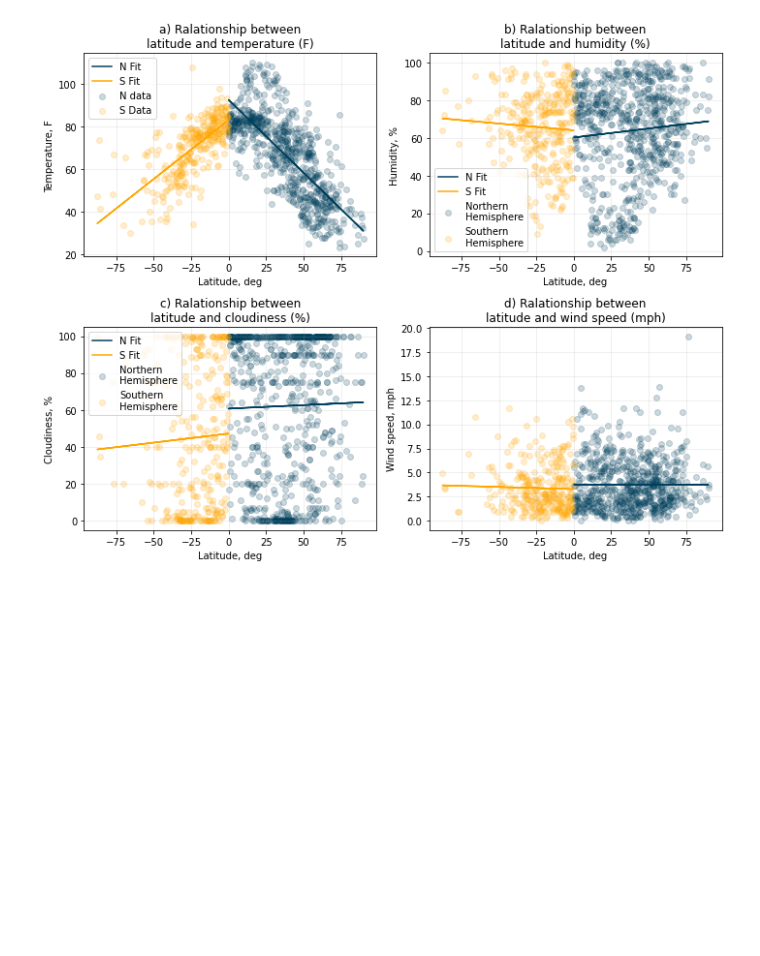
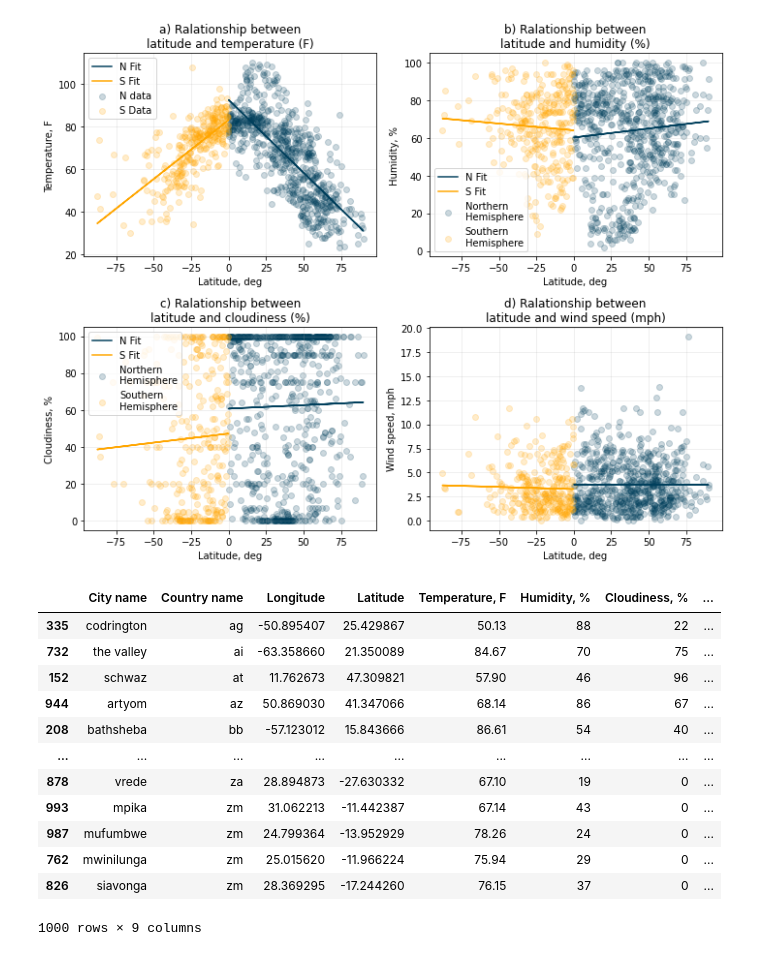
Before and after one commit to i-am-phoenix/python-api-challenge, a Jupyter notebook: WeatherPy/WeatherPy.ipynb, the cells around one changed output. Saved outputs shown, nothing was run; the diff lists cells and outputs as text; code cells hidden in the pictures; blank space fills up the shorter version.

```diff
--- a/WeatherPy/WeatherPy.ipynb
+++ b/WeatherPy/WeatherPy.ipynb
@@ -393,6 +393,21 @@ plt.tight_layout()
 # %%
 # Write content of city_data data frame into a CSV file
 city_data.to_csv("city_data.csv", index = False)
+city_data_sorted
+# %% [output]
+|  | City name | Country name | Longitude | Latitude | Temperature, F | Humidity, % | Cloudiness, % | ... |
+| 335 | codrington | ag | -50.895407 | 25.429867 | 50.13 | 88 | 22 | ... |
+| 732 | the valley | ai | -63.358660 | 21.350089 | 84.67 | 70 | 75 | ... |
+| 152 | schwaz | at | 11.762673 | 47.309821 | 57.90 | 46 | 96 | ... |
+| 944 | artyom | az | 50.869030 | 41.347066 | 68.14 | 86 | 67 | ... |
+| 208 | bathsheba | bb | -57.123012 | 15.843666 | 86.61 | 54 | 40 | ... |
+| ... | ... | ... | ... | ... | ... | ... | ... | ... |
+| 878 | vrede | za | 28.894873 | -27.630332 | 67.10 | 19 | 0 | ... |
+| 993 | mpika | zm | 31.062213 | -11.442387 | 67.14 | 43 | 0 | ... |
+| 987 | mufumbwe | zm | 24.799364 | -13.952929 | 78.26 | 24 | 0 | ... |
+| 762 | mwinilunga | zm | 25.015620 | -11.966224 | 75.94 | 29 | 0 | ... |
+| 826 | siavonga | zm | 28.369295 | -17.244260 | 76.15 | 37 | 0 | ... |
+1000 rows × 9 columns
 # %%
 # Export figures
 fig.savefig("../figures/city_data_by_hemisphere_w_regression.png")
```
Also changed, not shown: parts of 1 cell of this notebook, 5 other files.
